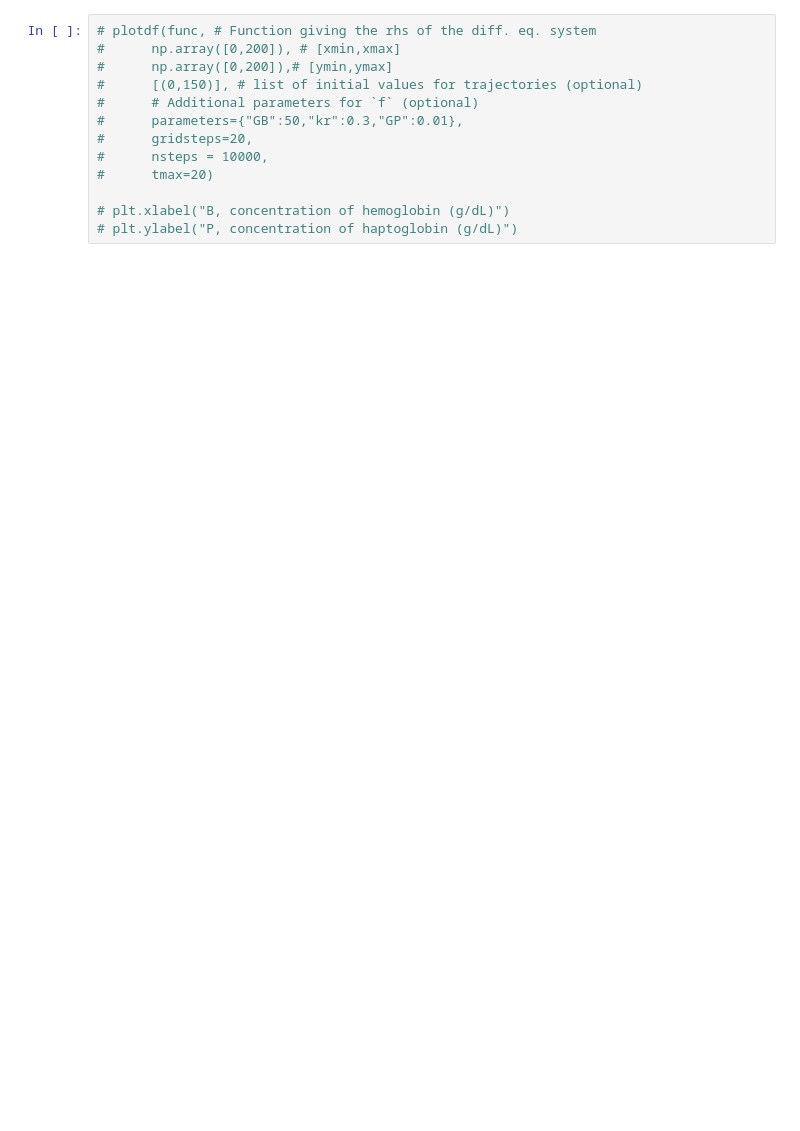
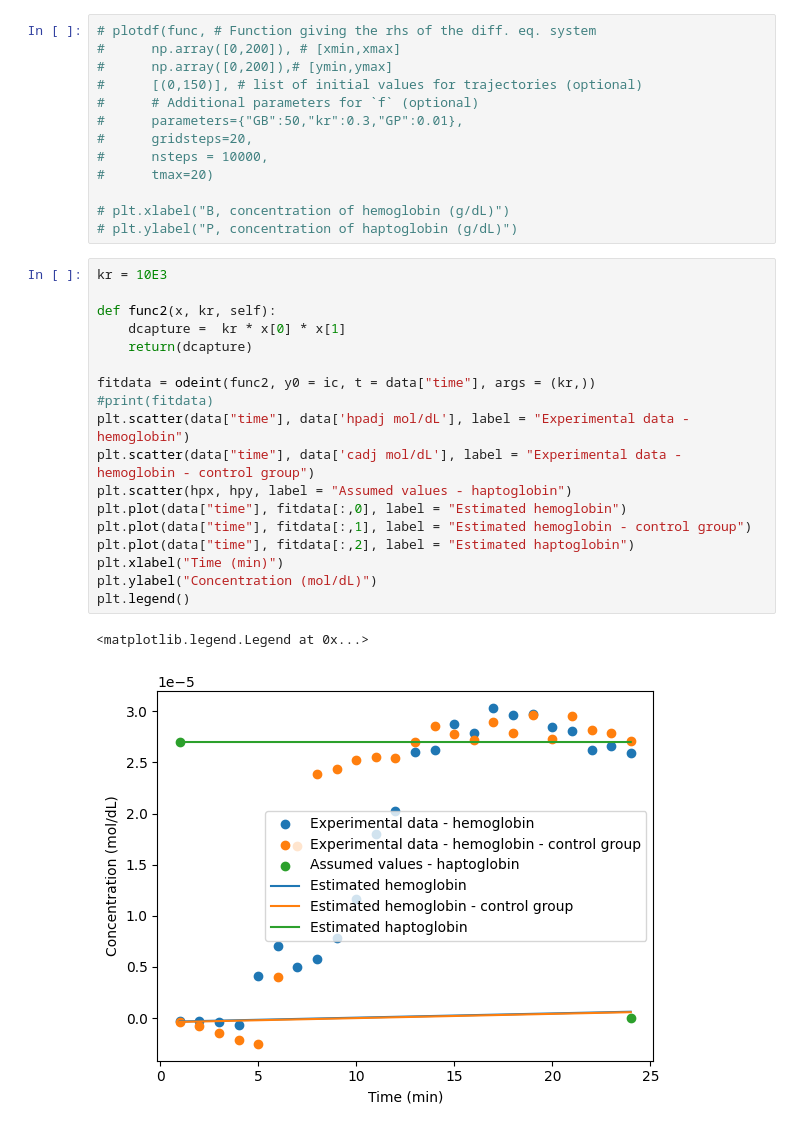
Before and after one commit to mdsnbutler/ChE2410-Project-2, a Jupyter notebook: 2_data_modelling.ipynb, the cells around one changed output. Cells and saved outputs as stored; diff of their text form; blank space fills up the shorter version.

```diff
--- a/2_data_modelling.ipynb
+++ b/2_data_modelling.ipynb
@@ -69,3 +81,24 @@ plt.legend()
 
 # plt.xlabel("B, concentration of hemoglobin (g/dL)")
 # plt.ylabel("P, concentration of haptoglobin (g/dL)")
+# %%
+kr = 10E3
+
+def func2(x, kr, self):
+    dcapture =  kr * x[0] * x[1]
+    return(dcapture)
+
+fitdata = odeint(func2, y0 = ic, t = data["time"], args = (kr,))
+#print(fitdata)
+plt.scatter(data["time"], data['hpadj mol/dL'], label = "Experimental data - hemoglobin")
+plt.scatter(data["time"], data['cadj mol/dL'], label = "Experimental data - hemoglobin - control group")
+plt.scatter(hpx, hpy, label = "Assumed values - haptoglobin")
+plt.plot(data["time"], fitdata[:,0], label = "Estimated hemoglobin")
+plt.plot(data["time"], fitdata[:,1], label = "Estimated hemoglobin - control group")
+plt.plot(data["time"], fitdata[:,2], label = "Estimated haptoglobin")
+plt.xlabel("Time (min)")
+plt.ylabel("Concentration (mol/dL)")
+plt.legend()
+# %% [output]
+<matplotlib.legend.Legend at 0x...>
+[figure, added]
```
Also changed, not shown: parts of 1 cell of this notebook, 1 other file.
